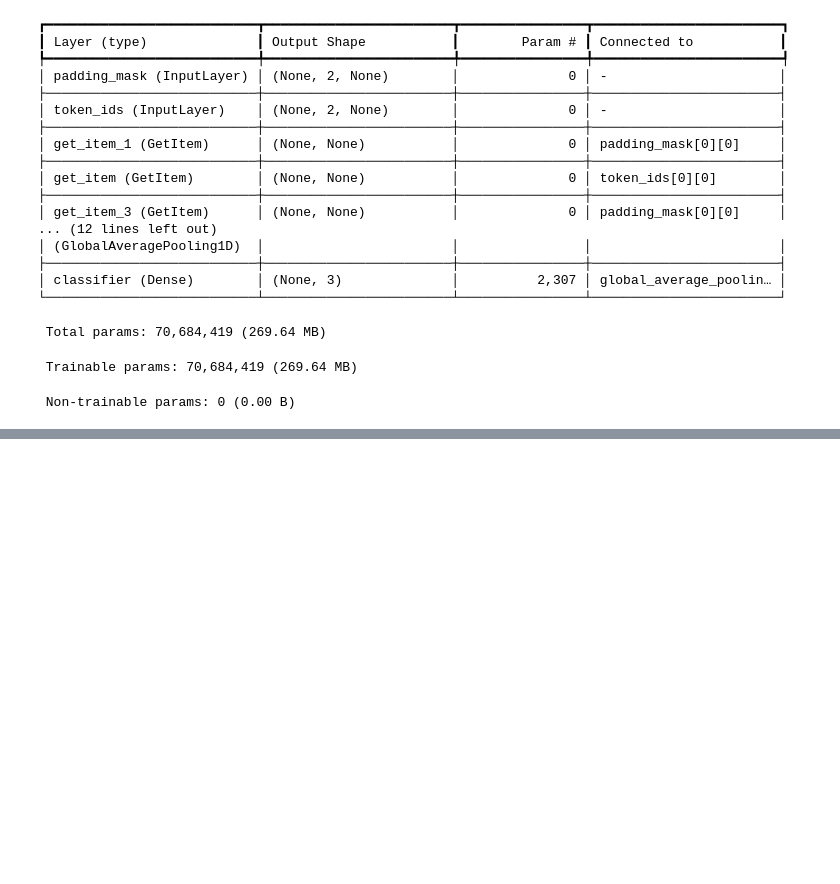
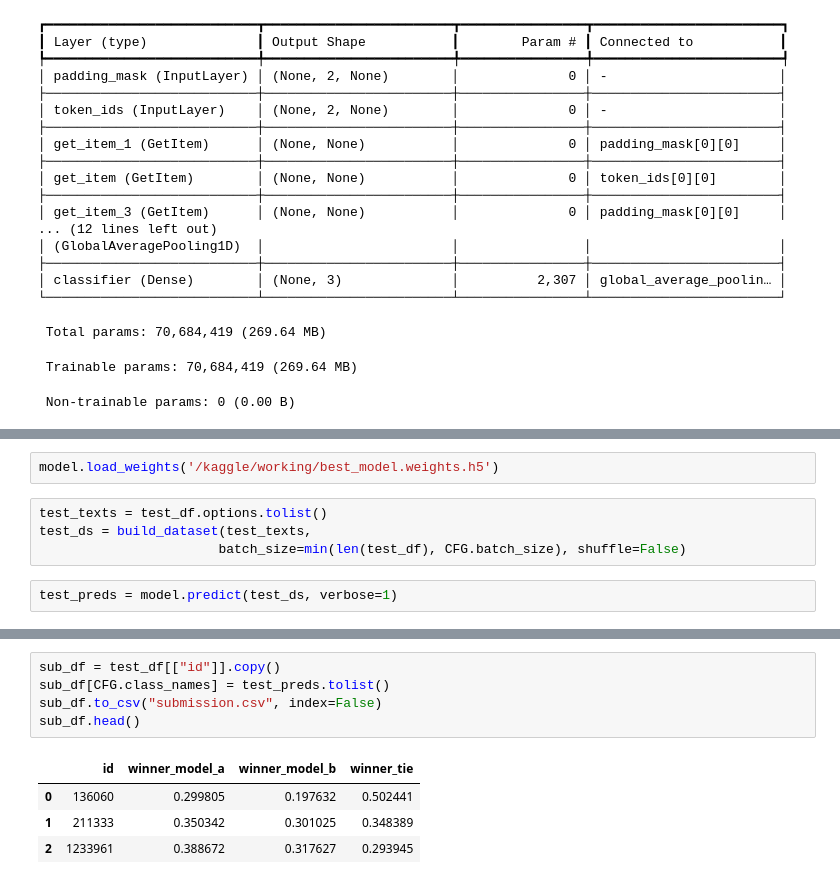
Before and after one commit to Yussufkadir/kaggle-llm-competition, a Jupyter notebook: llm-winner-model.ipynb, the cells around one changed output, grey strips where cells are left out. Cells and saved outputs as stored; diff of their text form; blank space fills up the shorter version.

Commit message:
Kaggle Notebook | LLM winner model | Version 3

```diff
--- a/llm-winner-model.ipynb
+++ b/llm-winner-model.ipynb
@@ -326,0 +327,8 @@ Epoch 3/3
+# %%
+model.load_weights('/kaggle/working/best_model.weights.h5')
+# %%
+test_texts = test_df.options.tolist()
+test_ds = build_dataset(test_texts,
+                       batch_size=min(len(test_df), CFG.batch_size), shuffle=False)
+# %%
+test_preds = model.predict(test_ds, verbose=1)
@@ -326,0 +337,10 @@ Epoch 3/3
+# %%
+sub_df = test_df[["id"]].copy()
+sub_df[CFG.class_names] = test_preds.tolist()
+sub_df.to_csv("submission.csv", index=False)
+sub_df.head()
+# %% [output]
+|  | id | winner_model_a | winner_model_b | winner_tie |
+| 0 | 136060 | 0.299805 | 0.197632 | 0.502441 |
+| 1 | 211333 | 0.350342 | 0.301025 | 0.348389 |
+| 2 | 1233961 | 0.388672 | 0.317627 | 0.293945 |
```
Also changed, not shown: parts of 3 cells of this notebook.
